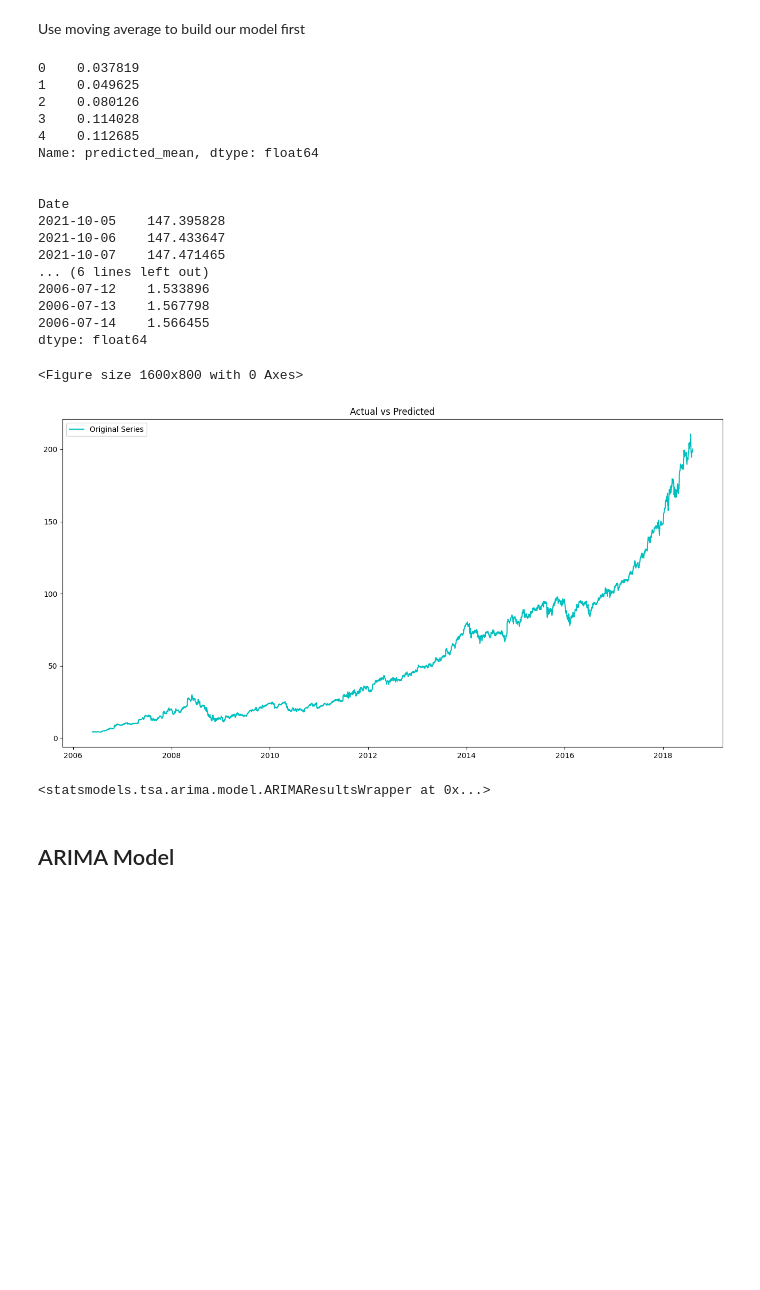
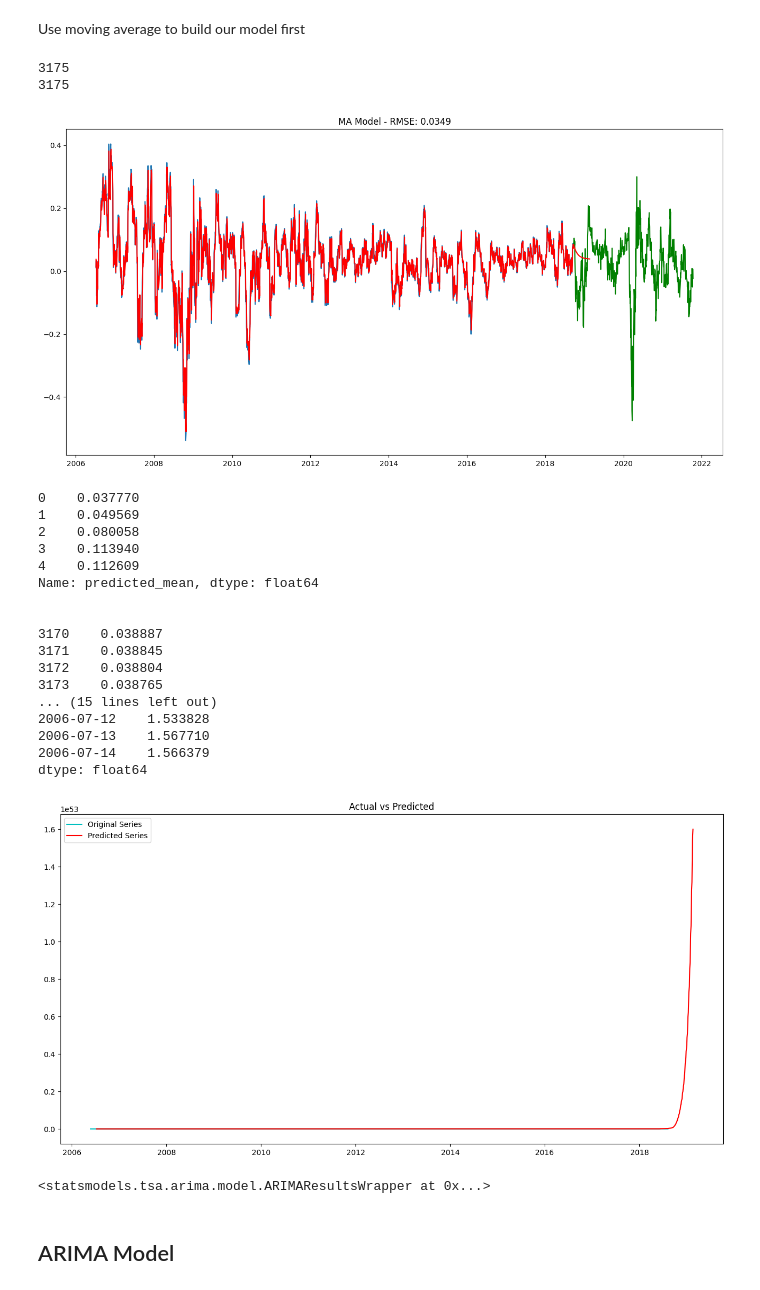
Before and after one commit to yjiahao/time-series-stocks, a Jupyter notebook: ARIMA.ipynb, the cells around one changed output. Saved outputs shown, nothing was run; the diff lists cells and outputs as text; code cells hidden in the pictures; blank space fills up the shorter version.

```diff
--- a/ARIMA.ipynb
+++ b/ARIMA.ipynb
@@ -1,13 +1,2 @@
 # %% [markdown]
 This notebook was made with reference from this kaggle notebook: https://www.kaggle.com/code/prasadiw/time-series-forecasting-stock-prices
-# %%
-import pandas as pd
-import seaborn as sns
-import matplotlib.pyplot as plt
-import numpy as np
-from statsmodels.tsa.seasonal import seasonal_decompose
-df_log = pd.read_csv("./data/processed/mastercard_stock_history_processed.csv")
-
-df_log["Date"] = pd.to_datetime(df_log['Date'])
-df_log.set_index('Date', inplace = True)
-df_log.head()
@@ -178,62 +144,71 @@ warnings.filterwarnings("ignore")
 def arima_routine(p, d, q):
     global df_train, df_shift, df_test, orig_df_train, orig_df_test
     plt.figure(figsize=(16,8))
     m_MA = ARIMA(df_train, order=(p, d, q)).fit() # Using p=0, d=0, q=1 and apply arima function on df_shift series
-    prediction = m_MA.predict(end=len(df_train) + len(df_test) - 1)
-    df_shift = df_shift.assign(predictions = prediction.values)
-    # plt.plot(df_train['Close'])
-    # plt.plot(df_test['Close'], color='green')
-    # plt.plot(df_shift['predictions'], color='red')
-    # # predictions
-    # plt.title('MA Model - RMSE: %.4f'% root_mean_squared_error(prediction, df_shift['Close']))
-    # plt.show()
+    # prediction = m_MA.predict(end=len(df_train) + len(df_test) - 1)
+    # forecast n steps
+    # n = len(df_test) - 1
+    n = 100
+    prediction = m_MA.predict(end=len(df_train) + n)
+    print(len(df_shift.iloc[:len(df_train) + n + 1]))
+    print(len(prediction))
+    df_shift = df_shift.iloc[:len(df_train) + n + 1].assign(predictions = prediction.values)
+    plt.plot(df_train['Close'])
+    plt.plot(df_test['Close'], color='green')
+    plt.plot(df_shift['predictions'], color='red')
+    # predictions
+    plt.title('MA Model - RMSE: %.4f'% root_mean_squared_error(prediction, df_shift['Close']))
+    plt.show()
 
     # plot of price against time
     # unshift the data, then exp()
 
     # do cumulative sum, because we were predicting differences using our model
     predictions_cumsum = prediction.cumsum() # use .cumsum fuction on the predictions
     # Second step - Adding the first value of the log series to the cumulative sum values
     print(predictions_cumsum.head())
     print("\n")
+    print(prediction[-5:])
+    print(f"highest: {np.sum(prediction)}")
     prediction_arima = pd.Series(predictions_cumsum.to_numpy() + df_log['Close'].iloc[0], index=df_shift.index)
     print(prediction_arima[-5:])
-
-
+    print(df_log.iloc[len(df_train)])
 
     # Third step - applying exponential transformation
     predictions_ARIMA = np.exp(prediction_arima)
     print(f"ARIMA predicted values: {prediction_arima.head()}")
     plt.figure(figsize=(16,8))
     plt.plot(np.exp(orig_df_train), color = 'c', label = 'Original Series')  # plot the original train series
     plt.plot(predictions_ARIMA, color = 'r', label = 'Predicted Series')  # plot the predictions ARIMA
     plt.title('Actual vs Predicted')
     plt.legend()
     plt.show()
 
     return m_MA
 
 arima_routine(1, 0, 3)
 # %% [output]
-0    0.037819
-1    0.049625
-2    0.080126
-3    0.114028
-4    0.112685
-Name: predicted_mean, dtype: float64
-
-
-Date
-2021-10-05    147.395828
-2021-10-06    147.433647
-2021-10-07    147.471465
-... (6 lines left out)
-2006-07-12    1.533896
-2006-07-13    1.567798
-2006-07-14    1.566455
-dtype: float64
+3175
+3175
+[figure, new version]
-<Figure size 1600x800 with 0 Axes>
+0    0.037770
+1    0.049569
+2    0.080058
+3    0.113940
+4    0.112609
+Name: predicted_mean, dtype: float64
+
+
+3170    0.038887
+3171    0.038845
+3172    0.038804
+3173    0.038765
+... (15 lines left out)
+2006-07-12    1.533828
+2006-07-13    1.567710
+2006-07-14    1.566379
+dtype: float64
-[figure, old version]
+[figure, added]
 <statsmodels.tsa.arima.model.ARIMAResultsWrapper at 0x...>
 # %% [markdown]
 ## ARIMA Model
```
Also changed, not shown: parts of 4 cells of this notebook, 1 other file.
